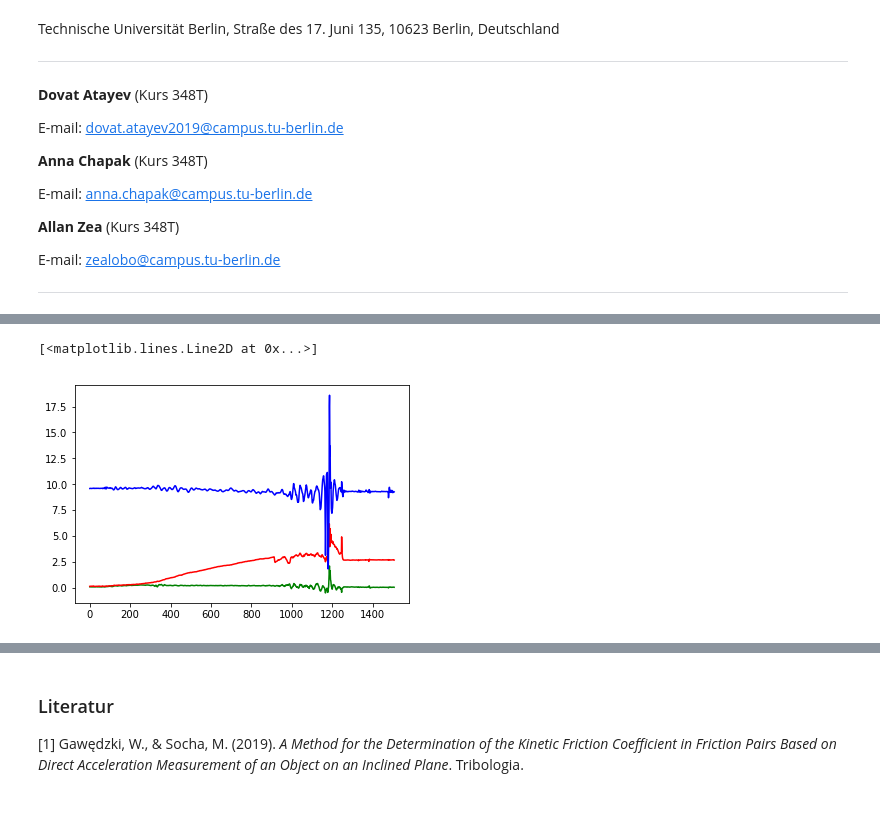
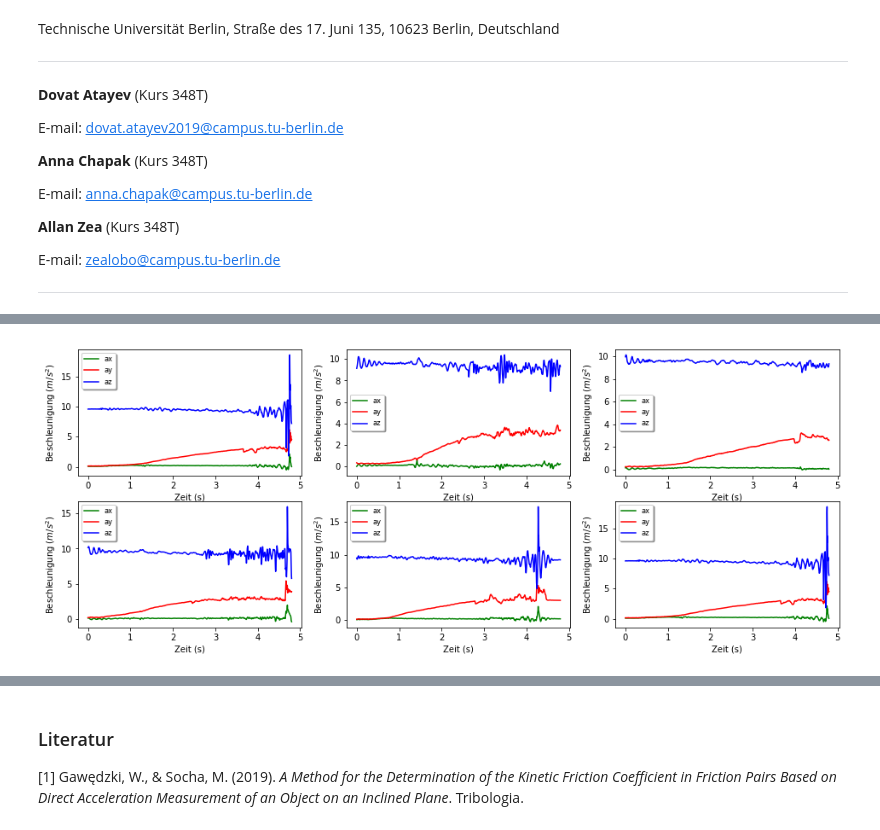
Before and after one commit to allgebrist/physik-praktikum, a Jupyter notebook: 8. Schiefe Ebene mit Reibung.ipynb, the cells around one changed output, grey strips where cells are left out. Saved outputs shown, nothing was run; the diff lists cells and outputs as text; code cells hidden in the pictures.

Commit message:
added image, updated data

```diff
--- a/8. Schiefe Ebene mit Reibung.ipynb
+++ b/8. Schiefe Ebene mit Reibung.ipynb
@@ -98,7 +79,37 @@ plt.plot(tabelle5["Acceleration z (m/s^2)"], 'b-')
-# %%
-plt.plot(tabelle6["Acceleration x (m/s^2)"], 'g-')
-plt.plot(tabelle6["Acceleration y (m/s^2)"], 'r-')
-plt.plot(tabelle6["Acceleration z (m/s^2)"], 'b-')
-# %% [output]
-[<matplotlib.lines.Line2D at 0x...>]
-[figure, removed]
+# %%
+fig, axs = plt.subplots(2, 3, figsize = (16, 6))
+
+axs[0][0].plot(tabelle1["Time (s)"], tabelle1["Acceleration x (m/s^2)"], 'g-', label = 'ax')
+axs[0][0].plot(tabelle1["Time (s)"], tabelle1["Acceleration y (m/s^2)"], 'r-', label = 'ay')
+axs[0][0].plot(tabelle1["Time (s)"], tabelle1["Acceleration z (m/s^2)"], 'b-', label = 'az')
+legend = axs[0][0].legend(loc = 'upper left', shadow = True, fontsize = 'small')
+
+axs[0][1].plot(tabelle2["Time (s)"], tabelle2["Acceleration x (m/s^2)"], 'g-', label = 'ax')
+axs[0][1].plot(tabelle2["Time (s)"], tabelle2["Acceleration y (m/s^2)"], 'r-', label = 'ay')
+axs[0][1].plot(tabelle2["Time (s)"], tabelle2["Acceleration z (m/s^2)"], 'b-', label = 'az')
+legend = axs[0][1].legend(loc = 'center left', shadow = True, fontsize = 'small')
+
+axs[0][2].plot(tabelle3["Time (s)"], tabelle3["Acceleration x (m/s^2)"], 'g-', label = 'ax')
+axs[0][2].plot(tabelle3["Time (s)"], tabelle3["Acceleration y (m/s^2)"], 'r-', label = 'ay')
+axs[0][2].plot(tabelle3["Time (s)"], tabelle3["Acceleration z (m/s^2)"], 'b-', label = 'az')
+legend = axs[0][2].legend(loc = 'center left', shadow = True, fontsize = 'small')
+
+axs[1][0].plot(tabelle4["Time (s)"], tabelle4["Acceleration x (m/s^2)"], 'g-', label = 'ax')
+axs[1][0].plot(tabelle4["Time (s)"], tabelle4["Acceleration y (m/s^2)"], 'r-', label = 'ay')
+axs[1][0].plot(tabelle4["Time (s)"], tabelle4["Acceleration z (m/s^2)"], 'b-', label = 'az')
+legend = axs[1][0].legend(loc = 'upper left', shadow = True, fontsize = 'small')
+
+axs[1][1].plot(tabelle5["Time (s)"], tabelle5["Acceleration x (m/s^2)"], 'g-', label = 'ax')
+axs[1][1].plot(tabelle5["Time (s)"], tabelle5["Acceleration y (m/s^2)"], 'r-', label = 'ay')
+axs[1][1].plot(tabelle5["Time (s)"], tabelle5["Acceleration z (m/s^2)"], 'b-', label = 'az')
+legend = axs[1][1].legend(loc = 'upper left', shadow = True, fontsize = 'small')
+
+axs[1][2].plot(tabelle6["Time (s)"], tabelle6["Acceleration x (m/s^2)"], 'g-', label = 'ax')
+axs[1][2].plot(tabelle6["Time (s)"], tabelle6["Acceleration y (m/s^2)"], 'r-', label = 'ay')
+axs[1][2].plot(tabelle6["Time (s)"], tabelle6["Acceleration z (m/s^2)"], 'b-', label = 'az')
+legend = axs[1][2].legend(loc = 'upper left', shadow = True, fontsize = 'small')
+
+for ax in axs.flat:
+    ax.set(xlabel = 'Zeit (s)', ylabel = 'Beschleunigung ($m/s^2$)')
+# %% [output]
+[figure, added]
```
Also changed, not shown: parts of 14 cells of this notebook, 7 other files.
